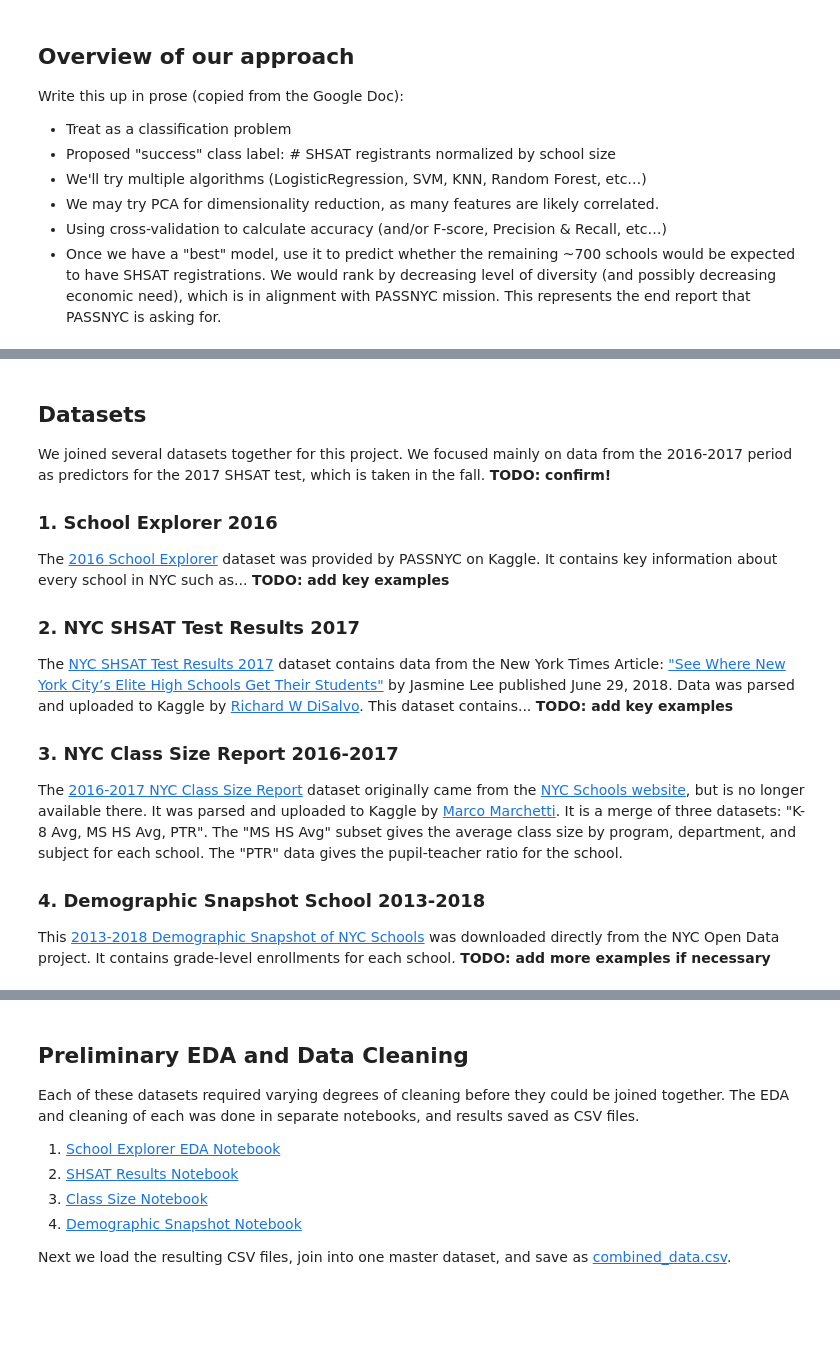
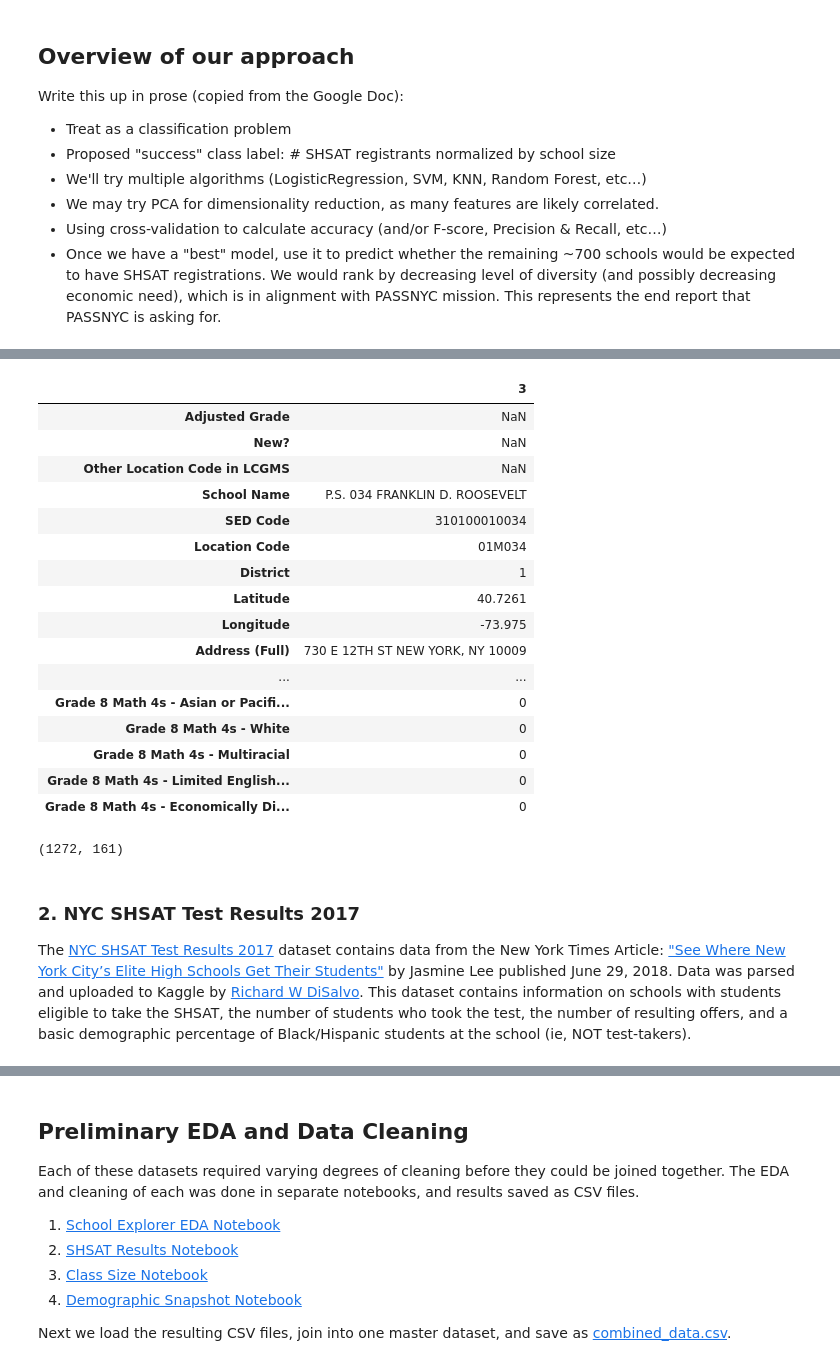
Before and after one commit to mwinton/W207-final-project, a Jupyter notebook: final_project_overview.ipynb, the cells around one changed output, grey strips where cells are left out. Drawn from its saved outputs; the diff is of its cells as text; code cells hidden in the pictures; blank space fills up the shorter version.

Commit message:
Added CSV imports and display of sample rows.

```diff
--- a/final_project_overview.ipynb
+++ b/final_project_overview.ipynb
@@ -27,20 +46,34 @@ Write this up in prose (copied from the Google Doc):
+# %%
+se_2016 = pd.read_csv('2016_school_explorer.csv')
+# Filter the schools that have an 8th grade
+se_2016_8th = se_2016[se_2016['Grades'].str.contains('08')]
+# Show a sample row
+se_2016_sample = pd.DataFrame(se_2016_8th.iloc[0,])
+sample_idx = se_2016_sample..iloc[0]['Location Code']
+se_2016_sample
+# %% [output]
+|  | 3 |
+| Adjusted Grade | NaN |
+| New? | NaN |
+| Other Location Code in LCGMS | NaN |
+| School Name | P.S. 034 FRANKLIN D. ROOSEVELT |
+| SED Code | 310100010034 |
+| Location Code | 01M034 |
+| District | 1 |
+| Latitude | 40.7261 |
+| Longitude | -73.975 |
+| Address (Full) | 730 E 12TH ST NEW YORK, NY 10009 |
+| ... | ... |
+| Grade 8 Math 4s - Asian or Pacifi... | 0 |
+| Grade 8 Math 4s - White | 0 |
+| Grade 8 Math 4s - Multiracial | 0 |
+| Grade 8 Math 4s - Limited English... | 0 |
+| Grade 8 Math 4s - Economically Di... | 0 |
+# %%
+se_2016.shape
+# %% [output]
+(1272, 161)
 # %% [markdown]
-## Datasets
-
-We joined several datasets together for this project. We focused mainly on data from the 2016-2017 period as predictors for the 2017 SHSAT test, which is taken in the fall.  **TODO: confirm!**
-
-### 1. School Explorer 2016
-
-The [2016 School Explorer](https://www.kaggle.com/passnyc/data-science-for-good#2016%20School%20Explorer.csv) dataset was provided by PASSNYC on Kaggle.  It contains key information about every school in NYC such as...  **TODO: add key examples**
-
 ### 2. NYC SHSAT Test Results 2017
 
-The [NYC SHSAT Test Results 2017](https://www.kaggle.com/willkoehrsen/nyc-shsat-test-results-2017/home) dataset contains data from the New York Times Article: ["See Where New York City’s Elite High Schools Get Their Students"](https://www.nytimes.com/interactive/2018/06/29/nyregion/nyc-high-schools-middle-schools-shsat-students.html) by Jasmine Lee published June 29, 2018.  Data was parsed and uploaded to Kaggle by [Richard W DiSalvo](https://www.kaggle.com/rdisalv2).  This dataset contains... **TODO: add key examples**
-
-### 3. NYC Class Size Report 2016-2017
-
-The [2016-2017 NYC Class Size Report](https://www.kaggle.com/marcomarchetti/20162017-nyc-class-size-report) dataset originally came from the [NYC Schools website](http://schools.nyc.gov/AboutUs/schools/data/classsize/classsize_2017_2_15.htm), but is no longer available there.  It was parsed and uploaded to Kaggle by [Marco Marchetti](https://www.kaggle.com/marcomarchetti).  It is a merge of three datasets: "K-8 Avg, MS HS Avg, PTR".  The "MS HS Avg" subset gives the average class size by program, department, and subject for each school.  The "PTR" data gives the pupil-teacher ratio for the school.
-
-### 4. Demographic Snapshot School 2013-2018
-
-This [2013-2018 Demographic Snapshot of NYC Schools](https://data.cityofnewyork.us/Education/2013-2018-Demographic-Snapshot-School/s52a-8aq6) was downloaded directly from the NYC Open Data project. It contains grade-level enrollments for each school.  **TODO: add more examples if necessary**
+The [NYC SHSAT Test Results 2017](https://www.kaggle.com/willkoehrsen/nyc-shsat-test-results-2017/home) dataset contains data from the New York Times Article: ["See Where New York City’s Elite High Schools Get Their Students"](https://www.nytimes.com/interactive/2018/06/29/nyregion/nyc-high-schools-middle-schools-shsat-students.html) by Jasmine Lee published June 29, 2018.  Data was parsed and uploaded to Kaggle by [Richard W DiSalvo](https://www.kaggle.com/rdisalv2).  This dataset contains information on schools with students eligible to take the SHSAT, the number of students who took the test, the number of resulting offers, and a basic demographic percentage of Black/Hispanic students at the school (ie, NOT test-takers).
```
Also changed, not shown: parts of 10 cells of this notebook.
